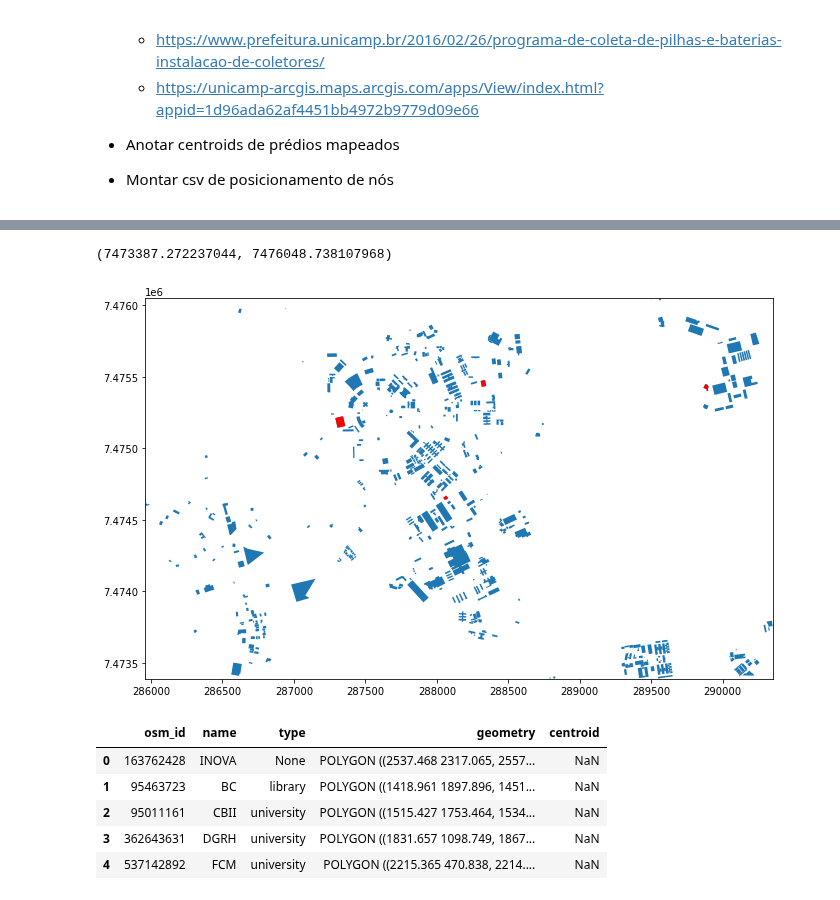
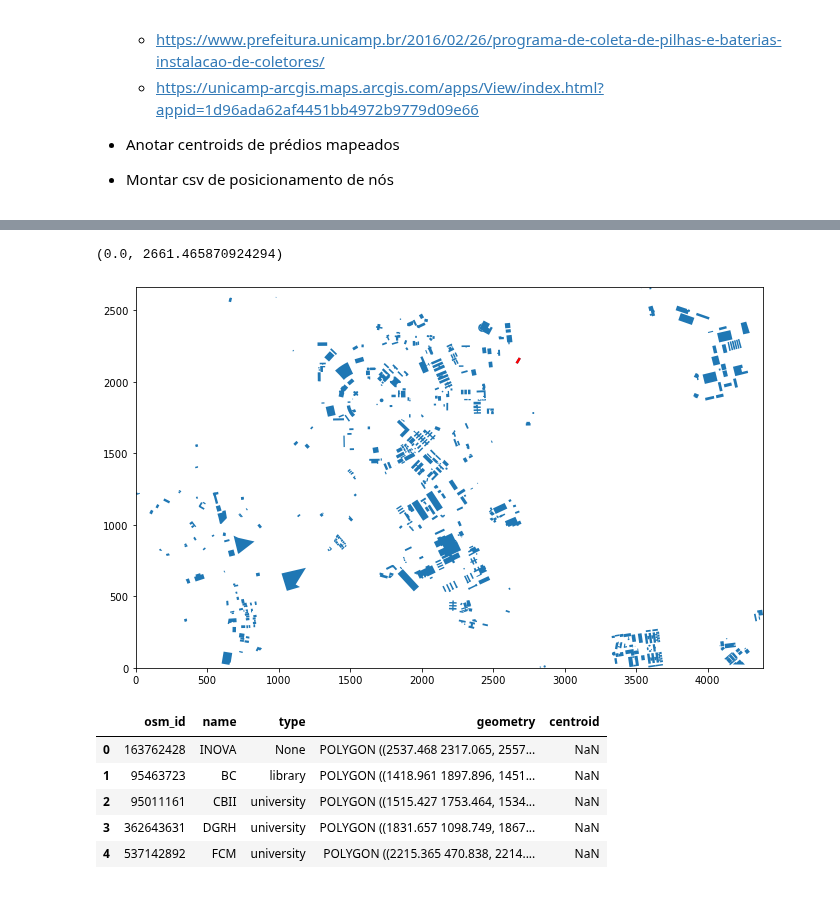
Before and after one commit to wasp-lahis/ns3-bmap, a Jupyter notebook: NS3/obstacle_exp/create-unicamp-datasets.ipynb, the cells around one changed output, grey strips where cells are left out. Cells and saved outputs as stored; diff of their text form; code cells hidden in the pictures.

```diff
--- a/NS3/obstacle_exp/create-unicamp-datasets.ipynb
+++ b/NS3/obstacle_exp/create-unicamp-datasets.ipynb
@@ -576,21 +534,21 @@ with open(save_path_file, "w") as f:
 # ----- METÓDOS DE BUSCA PARA MAPEAMENTO
 
 # Busca por linha em todo dataset
-# predio = unicamp_utm_df.iloc[406:407] # ex Reitoria
-# predio.head()
+predio = mapa_normalizado.iloc[76:77] # ex Reitoria 367-376
+predio.head()
 
 
 # Busca por Nome
-predio = unicamp_utm_df[unicamp_utm_df['name'].str.contains("Restaurante",  na=False)]
-predio.head()
+# predio = mapa_normalizado[mapa_normalizado['name'].str.contains("Restaurante",  na=False)]
+# predio.head()
 
 # Busca de todos os predios com Nome None
-# predio_sem_indentificacao = unicamp_utm_df[unicamp_utm_df['name'].isna()]
+# predio_sem_indentificacao = mapa_normalizado[mapa_normalizado['name'].isna()]
 # predio = predio_sem_indentificacao
 # predio.head()
 
 # Busca por linhas de todos os predios com Nome None
-# predio_sem_indentificacao = unicamp_utm_df[unicamp_utm_df['name'].isna()]
+# predio_sem_indentificacao = mapa_normalizado[mapa_normalizado['name'].isna()]
 # predio = predio_sem_indentificacao.iloc[47:48] # ex HC
 # predio.head()
 # %% [output]
@@ -602,18 +557,18 @@ predio.head()
 # %%
 # ----- PLOT DE PREDIO DE ACORDO COM A BUSCA REALIZADA
 
-ax = unicamp_utm_df.plot(figsize=(15, 7))
+ax = mapa_normalizado.plot(figsize=(15, 7))
 
 # predios None
 predio['geometry'].plot(ax=ax, color='Red')
 
 # Para ampliar area mudar param. de set_xlim e set_ylim
-minx, miny, maxx, maxy = unicamp_utm_df.total_bounds
+minx, miny, maxx, maxy = mapa_normalizado.total_bounds
 ax.set_xlim(minx, maxx)
 ax.set_ylim(miny, maxy)
 # %% [output]
-(7473387.272237044, 7476048.738107968)
+(0.0, 2661.465870924294)
-[figure, old version]
+[figure, new version]
 # %%
 # Dataset de Prédio com coletores
 
```
Also changed, not shown: parts of 19 cells of this notebook, 5 other files.
